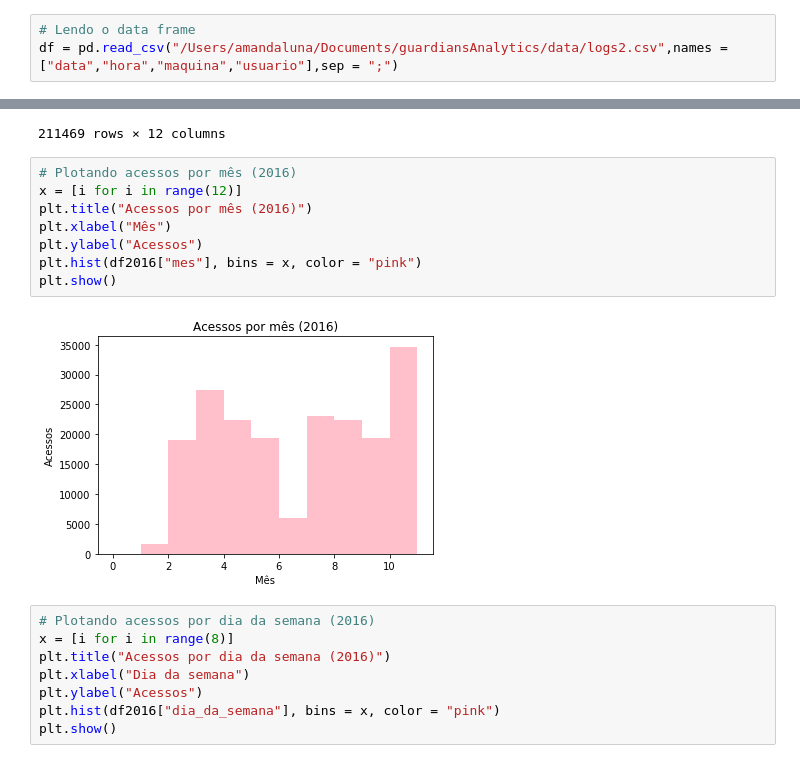
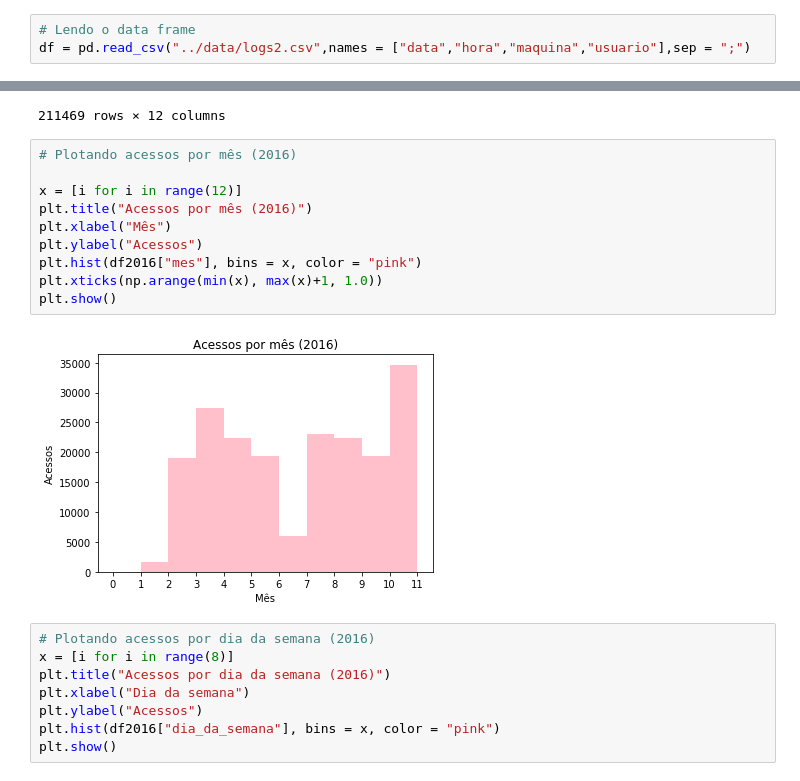
Before and after one commit to felipemarinho97/guardiansAnalytics, a Jupyter notebook: src/Analise.ipynb, the cells around one changed output, grey strips where cells are left out. Cells and saved outputs as stored; diff of their text form.

```diff
--- a/src/Analise.ipynb
+++ b/src/Analise.ipynb
@@ -47,7 +47,7 @@ def pega_dia(data):
     return dia_semana
 # %%
 # Lendo o data frame
-df = pd.read_csv("/Users/amandaluna/Documents/guardiansAnalytics/data/logs2.csv",names = ["data","hora","maquina","usuario"],sep = ";")
+df = pd.read_csv("../data/logs2.csv",names = ["data","hora","maquina","usuario"],sep = ";")
 # %%
 #### Ajeitando o data frame ####
 
@@ -154,14 +155,16 @@ df2016
 211469 rows × 12 columns
 # %%
 # Plotando acessos por mês (2016)
+
 x = [i for i in range(12)]
 plt.title("Acessos por mês (2016)")
 plt.xlabel("Mês")
 plt.ylabel("Acessos")
 plt.hist(df2016["mes"], bins = x, color = "pink")
+plt.xticks(np.arange(min(x), max(x)+1, 1.0))
 plt.show()
 # %% [output]
-[figure, old version]
+[figure, new version]
 # %%
 # Plotando acessos por dia da semana (2016)
 x = [i for i in range(8)]
```
Also changed, not shown: parts of 3 cells of this notebook.
